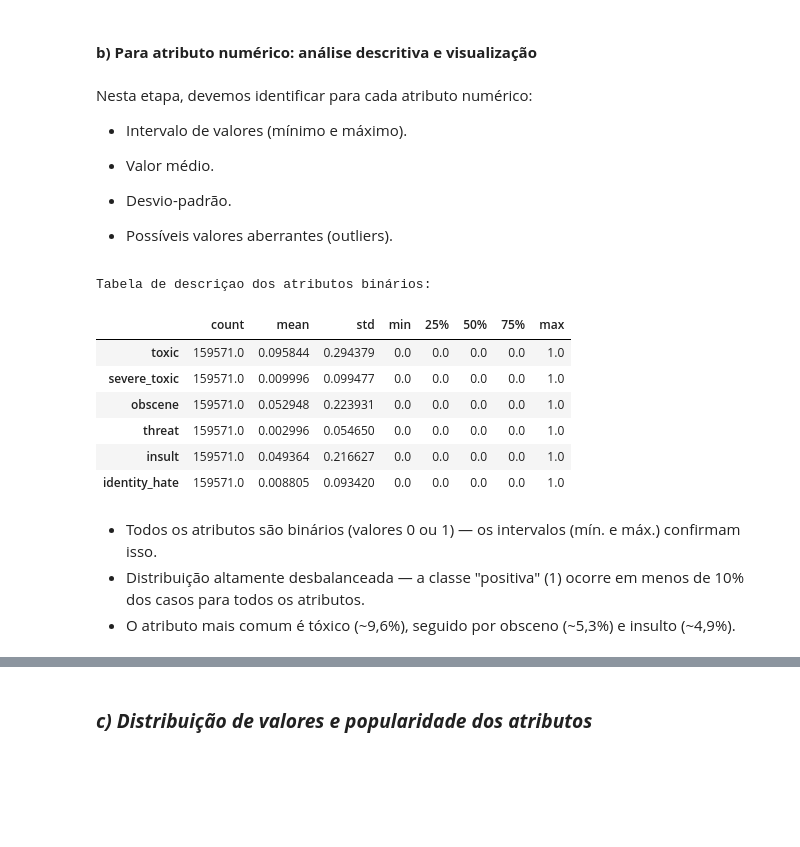
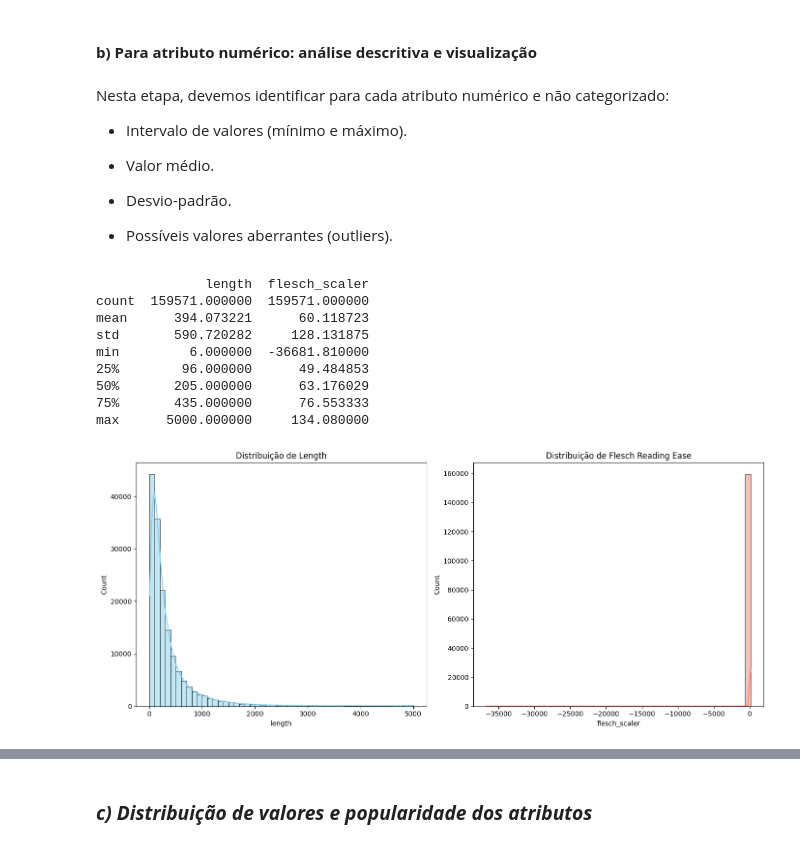
Before and after one commit to Alex300VA24/projectToxicComment, a Jupyter notebook: toxic_comments/notebooks/toxic_classification.ipynb, the cells around one changed output, grey strips where cells are left out. Drawn from its saved outputs; the diff is of its cells as text; code cells hidden in the pictures; blank space fills up the shorter version.

```diff
--- a/toxic_comments/notebooks/toxic_classification.ipynb
+++ b/toxic_comments/notebooks/toxic_classification.ipynb
@@ -67,7 +89,7 @@ A identificação dos tipos de atributos consiste em classificar cada coluna do
 # %% [markdown]
 #### **b) Para atributo numérico: análise descritiva e visualização**
 # %% [markdown]
-Nesta etapa, devemos identificar para cada atributo numérico:
+Nesta etapa, devemos identificar para cada atributo numérico e não categorizado:
 
 - Intervalo de valores (mínimo e máximo).
 
@@ -77,20 +99,30 @@ Nesta etapa, devemos identificar para cada atributo numérico:
 
 - Possíveis valores aberrantes (outliers).
 # %%
-bin_cols = ['toxic', 'severe_toxic', 'obscene', 'threat', 'insult', 'identity_hate']
+# Estatísticas descritivas
+print(train[['length', 'flesch_scaler']].describe())
 
-print("Tabela de descriçao dos atributos binários:")
-train[bin_cols].describe().T
+# Histograma
+plt.figure(figsize=(14, 6))
+
+plt.subplot(1, 2, 1)
+sns.histplot(train['length'], bins=50, kde=True, color='skyblue')
+plt.title('Distribuição de Length')
+
+plt.subplot(1, 2, 2)
+sns.histplot(train['flesch_scaler'], bins=50, kde=True, color='salmon')
+plt.title('Distribuição de Flesch Reading Ease')
+
+plt.tight_layout()
+plt.show()
 # %% [output]
-Tabela de descriçao dos atributos binários:
+              length  flesch_scaler
+count  159571.000000  159571.000000
+mean      394.073221      60.118723
+std       590.720282     128.131875
+min         6.000000  -36681.810000
+25%        96.000000      49.484853
+50%       205.000000      63.176029
+75%       435.000000      76.553333
+max      5000.000000     134.080000
-|  | count | mean | std | min | 25% | 50% | 75% | max |
-| toxic | 159571.0 | 0.095844 | 0.294379 | 0.0 | 0.0 | 0.0 | 0.0 | 1.0 |
-| severe_toxic | 159571.0 | 0.009996 | 0.099477 | 0.0 | 0.0 | 0.0 | 0.0 | 1.0 |
-| obscene | 159571.0 | 0.052948 | 0.223931 | 0.0 | 0.0 | 0.0 | 0.0 | 1.0 |
-| threat | 159571.0 | 0.002996 | 0.054650 | 0.0 | 0.0 | 0.0 | 0.0 | 1.0 |
-| insult | 159571.0 | 0.049364 | 0.216627 | 0.0 | 0.0 | 0.0 | 0.0 | 1.0 |
-| identity_hate | 159571.0 | 0.008805 | 0.093420 | 0.0 | 0.0 | 0.0 | 0.0 | 1.0 |
+[figure, added]
-# %% [markdown]
-- Todos os atributos são binários (valores 0 ou 1) — os intervalos (mín. e máx.) confirmam isso.
-- Distribuição altamente desbalanceada — a classe "positiva" (1) ocorre em menos de 10% dos casos para todos os atributos.
-- O atributo mais comum é tóxico (~9,6%), seguido por obsceno (~5,3%) e insulto (~4,9%).
```
Also changed, not shown: parts of 34 cells of this notebook, 1 other file.
